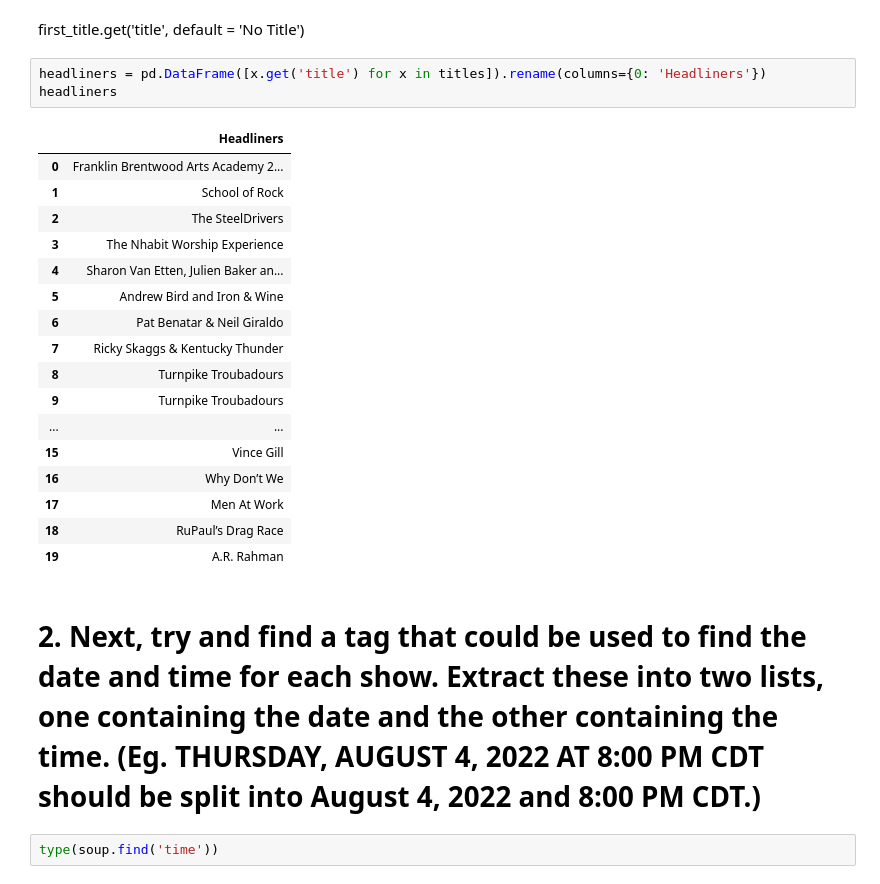
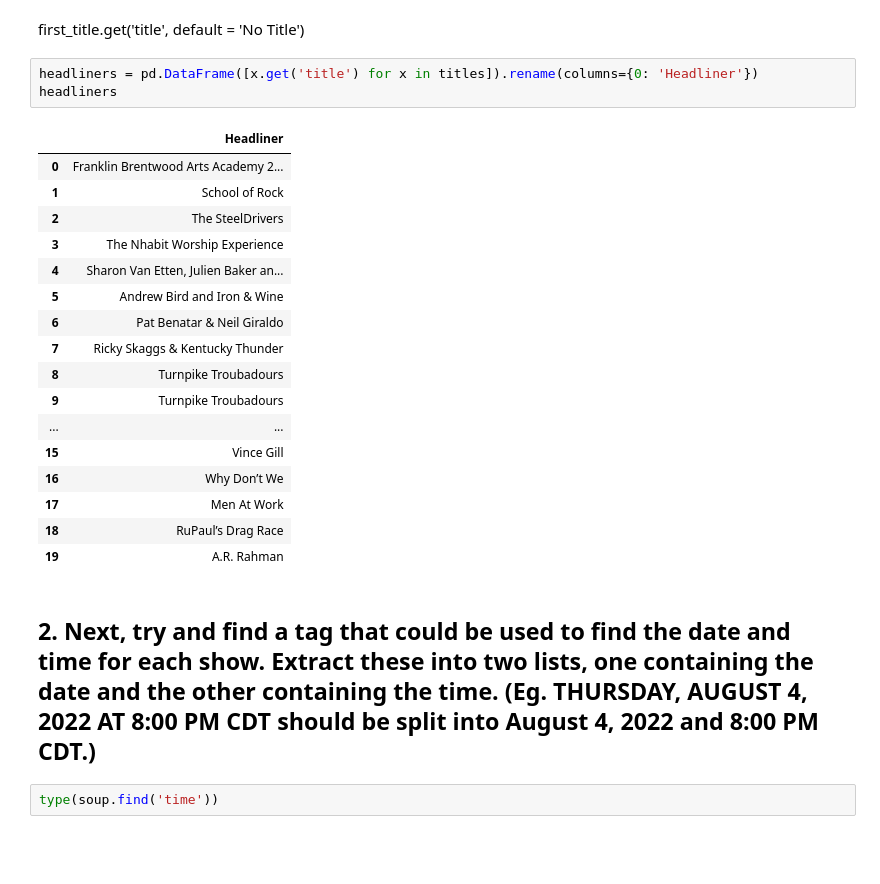
Before and after one commit to NSS-Full-Time-Data-Analytics-7/web_scraping_ryman-LaurenDellaRusso, a Jupyter notebook: notebooks/ryman_calendar_webscraping.ipynb, the cells around one changed output. Cells and saved outputs as stored; diff of their text form; blank space fills up the shorter version.

```diff
--- a/notebooks/ryman_calendar_webscraping.ipynb
+++ b/notebooks/ryman_calendar_webscraping.ipynb
@@ -133,10 +135,10 @@ first_title['title']
 # %% [markdown]
 first_title.get('title', default = 'No Title')
 # %%
-headliners = pd.DataFrame([x.get('title') for x in titles]).rename(columns={0: 'Headliners'})
+headliners = pd.DataFrame([x.get('title') for x in titles]).rename(columns={0: 'Headliner'})
 headliners
 # %% [output]
-|  | Headliners |
+|  | Headliner |
 | 0 | Franklin Brentwood Arts Academy 2... |
 | 1 | School of Rock |
 | 2 | The SteelDrivers |
@@ -154,7 +156,7 @@ headliners
 | 18 | RuPaul’s Drag Race |
 | 19 | A.R. Rahman |
 # %% [markdown]
-# 2. Next, try and find a tag that could be used to find the date and time for each show. Extract these into two lists, one containing the date and the other containing the time. (Eg. THURSDAY, AUGUST 4, 2022 AT 8:00 PM CDT should be split into August 4, 2022 and 8:00 PM CDT.)
+## 2. Next, try and find a tag that could be used to find the date and time for each show. Extract these into two lists, one containing the date and the other containing the time. (Eg. THURSDAY, AUGUST 4, 2022 AT 8:00 PM CDT should be split into August 4, 2022 and 8:00 PM CDT.)
 # %%
 type(soup.find('time'))
 # %% [output]
```
Also changed, not shown: parts of 37 cells of this notebook.
